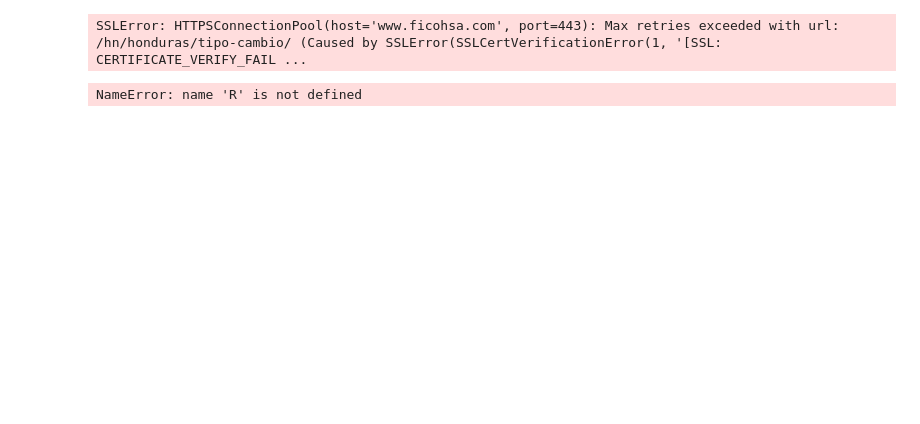
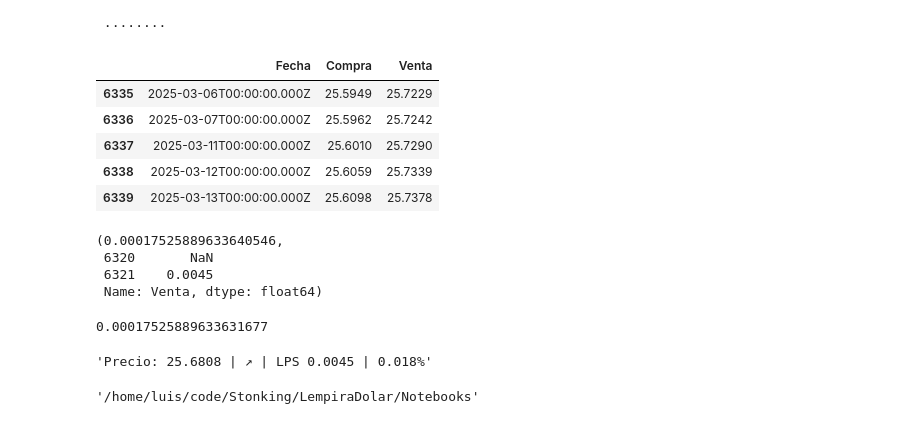
Before and after one commit to lab156/LempiraDolar, a Jupyter notebook: Notebooks/LempiraDolar.ipynb, the cells around one changed output. Cells and saved outputs as stored; diff of their text form; code cells hidden in the pictures; blank space fills up the shorter version.

```diff
--- a/Notebooks/LempiraDolar.ipynb
+++ b/Notebooks/LempiraDolar.ipynb
@@ -59,12 +6,4 @@ True
-# %%
-resp = rq.get('https://www.ficohsa.com/hn/honduras/tipo-cambio/')
-R = bs.BeautifulSoup(resp.text)
-# %% [output]
-SSLError: HTTPSConnectionPool(host='www.ficohsa.com', port=443): Max retries exceeded with url: /hn/honduras/tipo-cambio/ (Caused by SSLError(SSLCertVerificationError(1, '[SSL: CERTIFICATE_VERIFY_FAIL ...
-# %%
-v = R.find_all('span', text='Compra: Lps. ')[1]
-print(v.next_element.next_element.text)
-v = R.find_all('span', text='Venta: Lps. ')[1]
-print(v.next_element.next_element.text)
-# %% [output]
-NameError: name 'R' is not defined
+# %%
+passwd = getpass.getpass()
+# %% [output]
+ ········
@@ -70,0 +25,10 @@ NameError: name 'R' is not defined
+# %%
+df = pd.read_json('lps_dolar.json', lines=True)
+df.tail()
+# %% [output]
+|  | Fecha | Compra | Venta |
+| 6335 | 2025-03-06T00:00:00.000Z | 25.5949 | 25.7229 |
+| 6336 | 2025-03-07T00:00:00.000Z | 25.5962 | 25.7242 |
+| 6337 | 2025-03-11T00:00:00.000Z | 25.6010 | 25.7290 |
+| 6338 | 2025-03-12T00:00:00.000Z | 25.6059 | 25.7339 |
+| 6339 | 2025-03-13T00:00:00.000Z | 25.6098 | 25.7378 |
@@ -70,0 +37,11 @@ NameError: name 'R' is not defined
+# %%
+last2['Venta'].pct_change().iloc[1], last2['Venta'].diff()
+# %% [output]
+(0.00017525889633640546,
+ 6320       NaN
+ 6321    0.0045
+ Name: Venta, dtype: float64)
+# %%
+(25.6808 - 25.6763)/25.6763
+# %% [output]
+0.00017525889633631677
@@ -70,0 +62,8 @@ NameError: name 'R' is not defined
+# %%
+telegram_notification('lps_dolar.json')
+# %% [output]
+'Precio: 25.6808 | ↗ | LPS 0.0045 | 0.018%'
+# %%
+os.getcwd()
+# %% [output]
+'/home/luis/code/Stonking/LempiraDolar/Notebooks'
```
Also changed, not shown: parts of 12 cells of this notebook, 1 other file.
